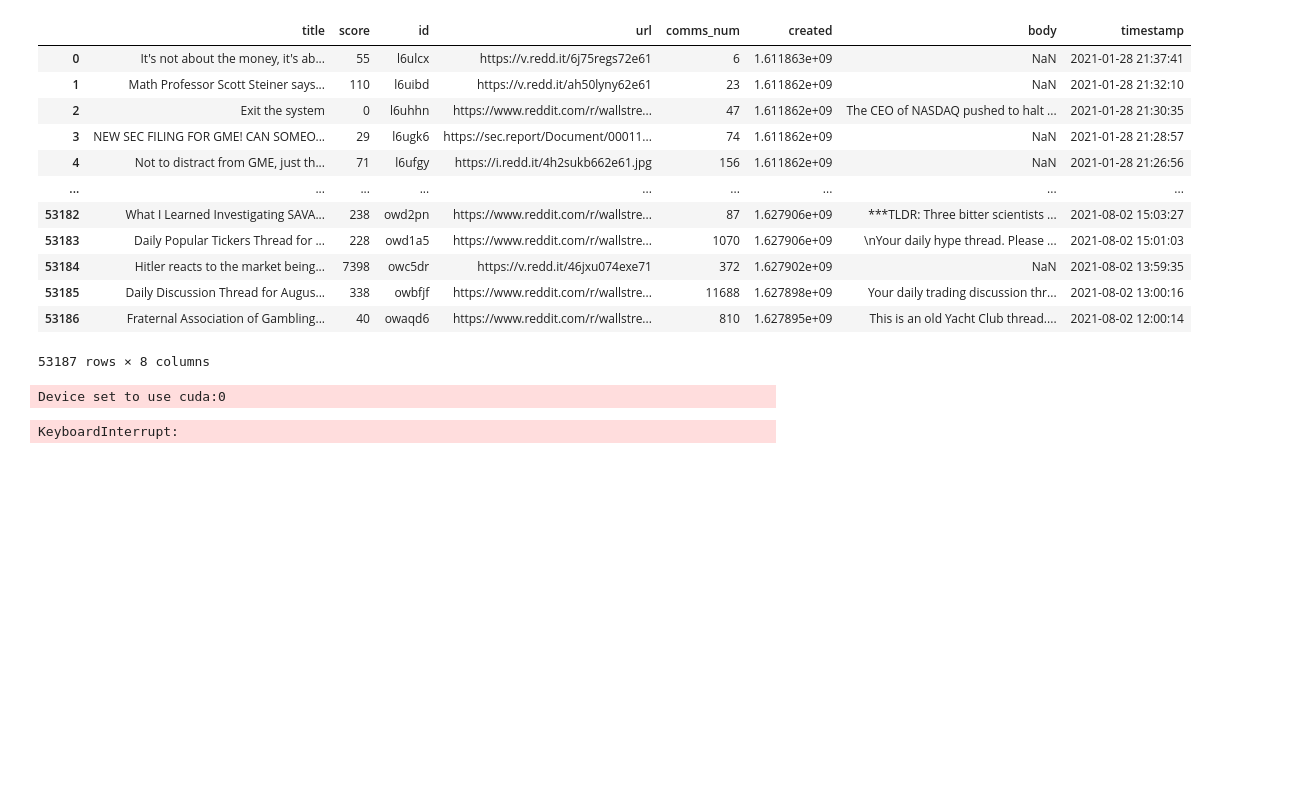
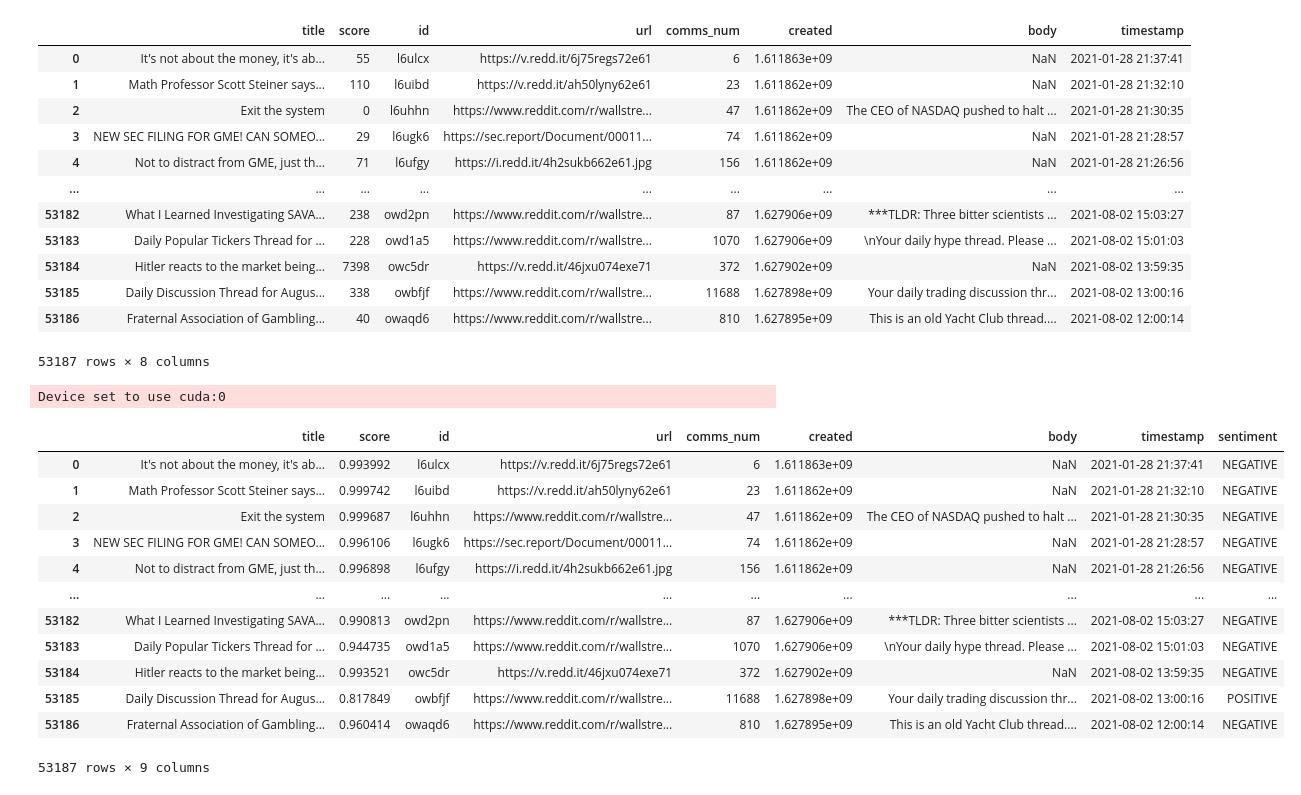
Before and after one commit to jerry13579/StockPredictor, a Jupyter notebook: sentiment.ipynb, the cells around one changed output. Drawn from its saved outputs; the diff is of its cells as text; code cells hidden in the pictures; blank space fills up the shorter version.

Commit message:
added sentiment

```diff
--- a/sentiment.ipynb
+++ b/sentiment.ipynb
@@ -73,28 +73,40 @@ wsb_posts
 # %%
 from transformers import pipeline
 
 sentiment_analyzer = pipeline(
     "sentiment-analysis",
     model="distilbert-base-uncased-finetuned-sst-2-english",
     device=0
 )
 
-batch_size = 512
+batch_size = 2048
 
 def batch_sentiment_analysis(texts, batch_size=batch_size):
     results = []
     for i in range(0, len(texts), batch_size):
         batch = texts[i:i+batch_size]
         batch_results = sentiment_analyzer(batch)
         results.extend(batch_results)
     return results
 
 sentiments = batch_sentiment_analysis(wsb_posts['title'].tolist(), batch_size=batch_size)
 
 wsb_posts['sentiment'] = [res['label'] for res in sentiments]
 wsb_posts['score'] = [res['score'] for res in sentiments]
 
 wsb_posts
 # %% [output]
 Device set to use cuda:0
+|  | title | score | id | url | comms_num | created | body | timestamp | sentiment |
+| 0 | It's not about the money, it's ab... | 0.993992 | l6ulcx | https://v.redd.it/6j75regs72e61 | 6 | 1.611863e+09 | NaN | 2021-01-28 21:37:41 | NEGATIVE |
+| 1 | Math Professor Scott Steiner says... | 0.999742 | l6uibd | https://v.redd.it/ah50lyny62e61 | 23 | 1.611862e+09 | NaN | 2021-01-28 21:32:10 | NEGATIVE |
+| 2 | Exit the system | 0.999687 | l6uhhn | https://www.reddit.com/r/wallstre... | 47 | 1.611862e+09 | The CEO of NASDAQ pushed to halt ... | 2021-01-28 21:30:35 | NEGATIVE |
+| 3 | NEW SEC FILING FOR GME! CAN SOMEO... | 0.996106 | l6ugk6 | https://sec.report/Document/00011... | 74 | 1.611862e+09 | NaN | 2021-01-28 21:28:57 | NEGATIVE |
+| 4 | Not to distract from GME, just th... | 0.996898 | l6ufgy | https://i.redd.it/4h2sukb662e61.jpg | 156 | 1.611862e+09 | NaN | 2021-01-28 21:26:56 | NEGATIVE |
+| ... | ... | ... | ... | ... | ... | ... | ... | ... | ... |
+| 53182 | What I Learned Investigating SAVA... | 0.990813 | owd2pn | https://www.reddit.com/r/wallstre... | 87 | 1.627906e+09 | ***TLDR: Three bitter scientists ... | 2021-08-02 15:03:27 | NEGATIVE |
+| 53183 | Daily Popular Tickers Thread for ... | 0.944735 | owd1a5 | https://www.reddit.com/r/wallstre... | 1070 | 1.627906e+09 | \nYour daily hype thread. Please ... | 2021-08-02 15:01:03 | NEGATIVE |
+| 53184 | Hitler reacts to the market being... | 0.993521 | owc5dr | https://v.redd.it/46jxu074exe71 | 372 | 1.627902e+09 | NaN | 2021-08-02 13:59:35 | NEGATIVE |
+| 53185 | Daily Discussion Thread for Augus... | 0.817849 | owbfjf | https://www.reddit.com/r/wallstre... | 11688 | 1.627898e+09 | Your daily trading discussion thr... | 2021-08-02 13:00:16 | POSITIVE |
+| 53186 | Fraternal Association of Gambling... | 0.960414 | owaqd6 | https://www.reddit.com/r/wallstre... | 810 | 1.627895e+09 | This is an old Yacht Club thread.... | 2021-08-02 12:00:14 | NEGATIVE |
-KeyboardInterrupt:
+53187 rows × 9 columns
```
Also changed, not shown: parts of 1 cell of this notebook, 1 other file.
